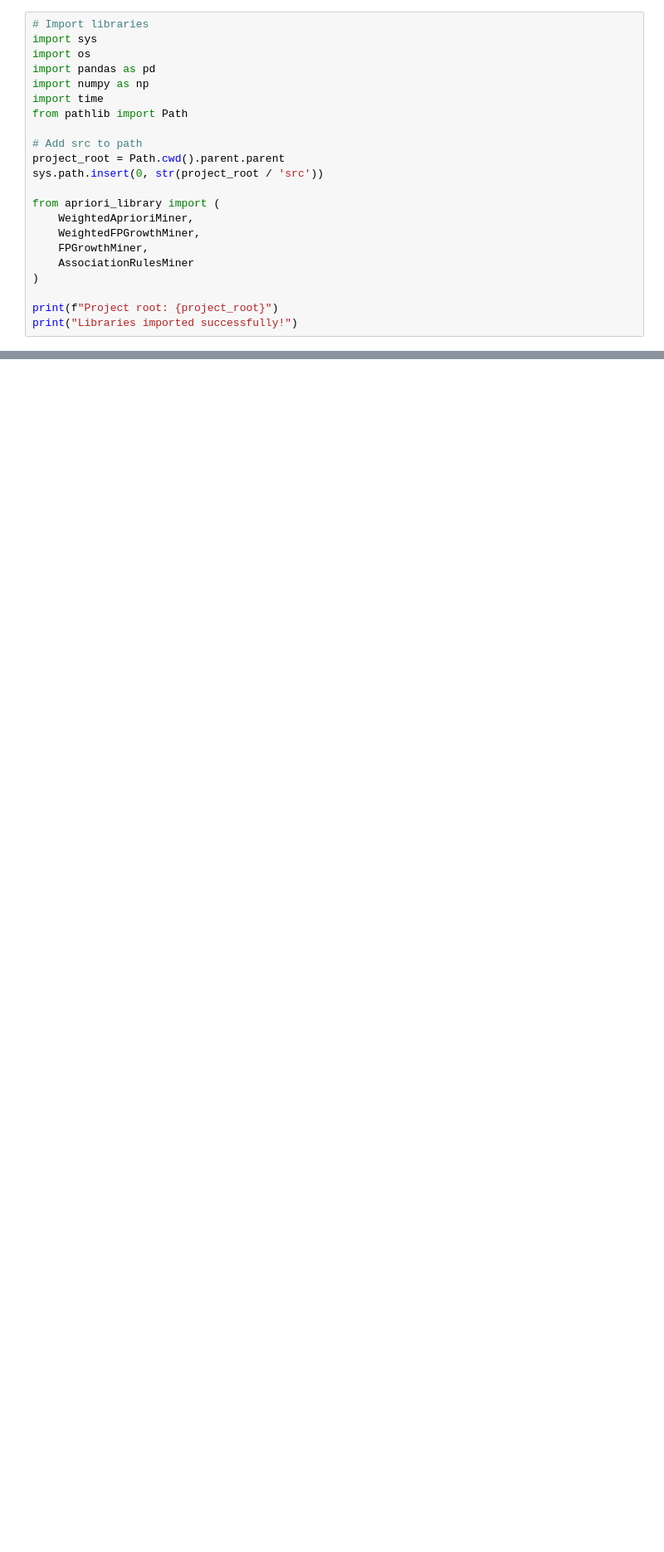
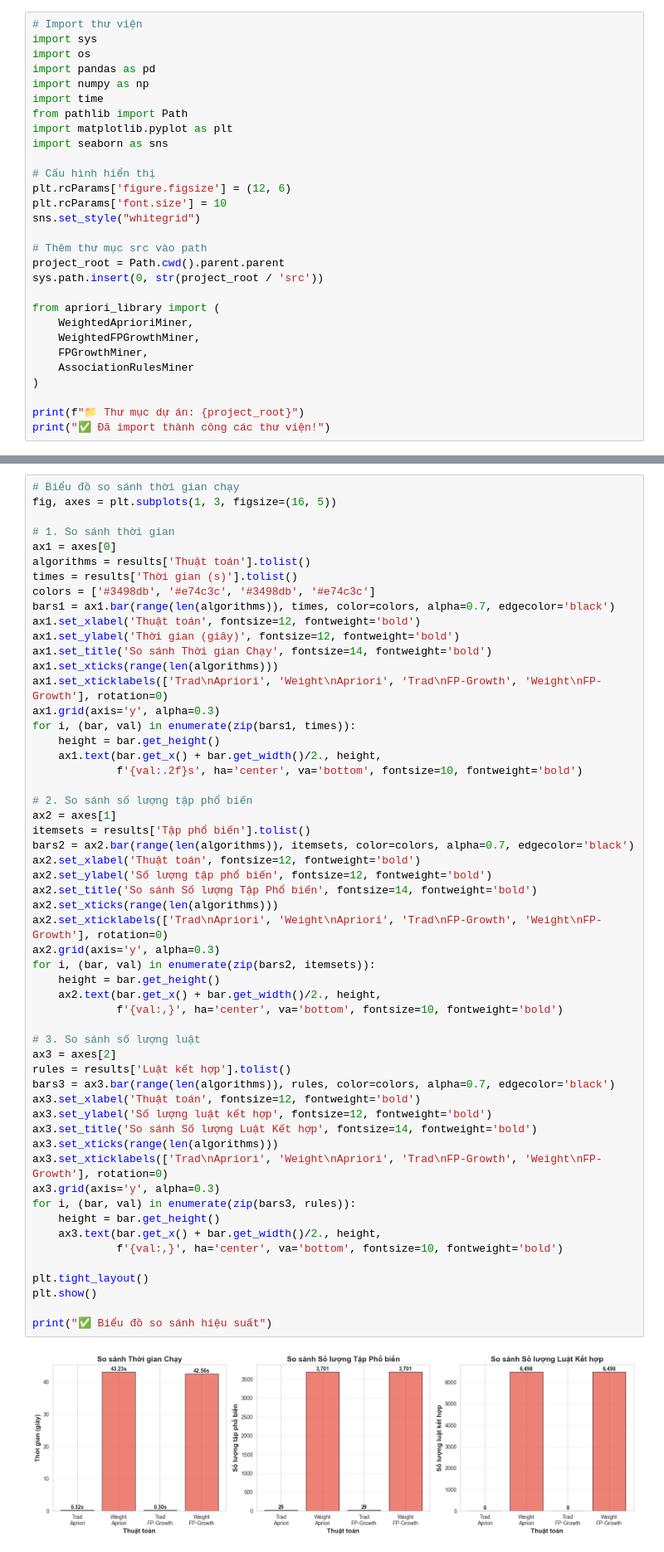
Before and after one commit to ThanhTung-KHMT-1701/ShoppingCartAnalysis_FrequentPatternTree, a Jupyter notebook: Lab_PhatTrien_5314/notebooks/weighted_algorithms_demo.ipynb, the cells around one changed output, grey strips where cells are left out. Shown at 83% size. Saved outputs shown, nothing was run; the diff lists cells and outputs as text; blank space fills up the shorter version.

```diff
--- a/Lab_PhatTrien_5314/notebooks/weighted_algorithms_demo.ipynb
+++ b/Lab_PhatTrien_5314/notebooks/weighted_algorithms_demo.ipynb
@@ -3,13 +12,20 @@
 # %%
-# Import libraries
+# Import thư viện
 import sys
 import os
 import pandas as pd
 import numpy as np
 import time
 from pathlib import Path
+import matplotlib.pyplot as plt
+import seaborn as sns
 
-# Add src to path
+# Cấu hình hiển thị
+plt.rcParams['figure.figsize'] = (12, 6)
+plt.rcParams['font.size'] = 10
+sns.set_style("whitegrid")
+
+# Thêm thư mục src vào path
 project_root = Path.cwd().parent.parent
 sys.path.insert(0, str(project_root / 'src'))
 
@@ -20,6 +36,6 @@ from apriori_library import (
     AssociationRulesMiner
 )
 
-print(f"Project root: {project_root}")
-print("Libraries imported successfully!")
+print(f"📁 Thư mục dự án: {project_root}")
+print("✅ Đã import thành công các thư viện!")
 # %% [output]
@@ -370,0 +652,57 @@ else:
+# %%
+# Biểu đồ so sánh thời gian chạy
+fig, axes = plt.subplots(1, 3, figsize=(16, 5))
+
+# 1. So sánh thời gian
+ax1 = axes[0]
+algorithms = results['Thuật toán'].tolist()
+times = results['Thời gian (s)'].tolist()
+colors = ['#3498db', '#e74c3c', '#3498db', '#e74c3c']
+bars1 = ax1.bar(range(len(algorithms)), times, color=colors, alpha=0.7, edgecolor='black')
+ax1.set_xlabel('Thuật toán', fontsize=12, fontweight='bold')
+ax1.set_ylabel('Thời gian (giây)', fontsize=12, fontweight='bold')
+ax1.set_title('So sánh Thời gian Chạy', fontsize=14, fontweight='bold')
+ax1.set_xticks(range(len(algorithms)))
+ax1.set_xticklabels(['Trad\nApriori', 'Weight\nApriori', 'Trad\nFP-Growth', 'Weight\nFP-Growth'], rotation=0)
+ax1.grid(axis='y', alpha=0.3)
+for i, (bar, val) in enumerate(zip(bars1, times)):
+    height = bar.get_height()
+    ax1.text(bar.get_x() + bar.get_width()/2., height,
+             f'{val:.2f}s', ha='center', va='bottom', fontsize=10, fontweight='bold')
+
+# 2. So sánh số lượng tập phổ biến
+ax2 = axes[1]
+itemsets = results['Tập phổ biến'].tolist()
+bars2 = ax2.bar(range(len(algorithms)), itemsets, color=colors, alpha=0.7, edgecolor='black')
+ax2.set_xlabel('Thuật toán', fontsize=12, fontweight='bold')
+ax2.set_ylabel('Số lượng tập phổ biến', fontsize=12, fontweight='bold')
+ax2.set_title('So sánh Số lượng Tập Phổ biến', fontsize=14, fontweight='bold')
+ax2.set_xticks(range(len(algorithms)))
+ax2.set_xticklabels(['Trad\nApriori', 'Weight\nApriori', 'Trad\nFP-Growth', 'Weight\nFP-Growth'], rotation=0)
+ax2.grid(axis='y', alpha=0.3)
+for i, (bar, val) in enumerate(zip(bars2, itemsets)):
+    height = bar.get_height()
+    ax2.text(bar.get_x() + bar.get_width()/2., height,
+             f'{val:,}', ha='center', va='bottom', fontsize=10, fontweight='bold')
+
+# 3. So sánh số lượng luật
+ax3 = axes[2]
+rules = results['Luật kết hợp'].tolist()
+bars3 = ax3.bar(range(len(algorithms)), rules, color=colors, alpha=0.7, edgecolor='black')
+ax3.set_xlabel('Thuật toán', fontsize=12, fontweight='bold')
+ax3.set_ylabel('Số lượng luật kết hợp', fontsize=12, fontweight='bold')
+ax3.set_title('So sánh Số lượng Luật Kết hợp', fontsize=14, fontweight='bold')
+ax3.set_xticks(range(len(algorithms)))
+ax3.set_xticklabels(['Trad\nApriori', 'Weight\nApriori', 'Trad\nFP-Growth', 'Weight\nFP-Growth'], rotation=0)
+ax3.grid(axis='y', alpha=0.3)
+for i, (bar, val) in enumerate(zip(bars3, rules)):
+    height = bar.get_height()
+    ax3.text(bar.get_x() + bar.get_width()/2., height,
+             f'{val:,}', ha='center', va='bottom', fontsize=10, fontweight='bold')
+
+plt.tight_layout()
+plt.show()
+
+print("✅ Biểu đồ so sánh hiệu suất")
+# %% [output]
+[figure, added]
```
Also changed, not shown: parts of 29 cells of this notebook.
